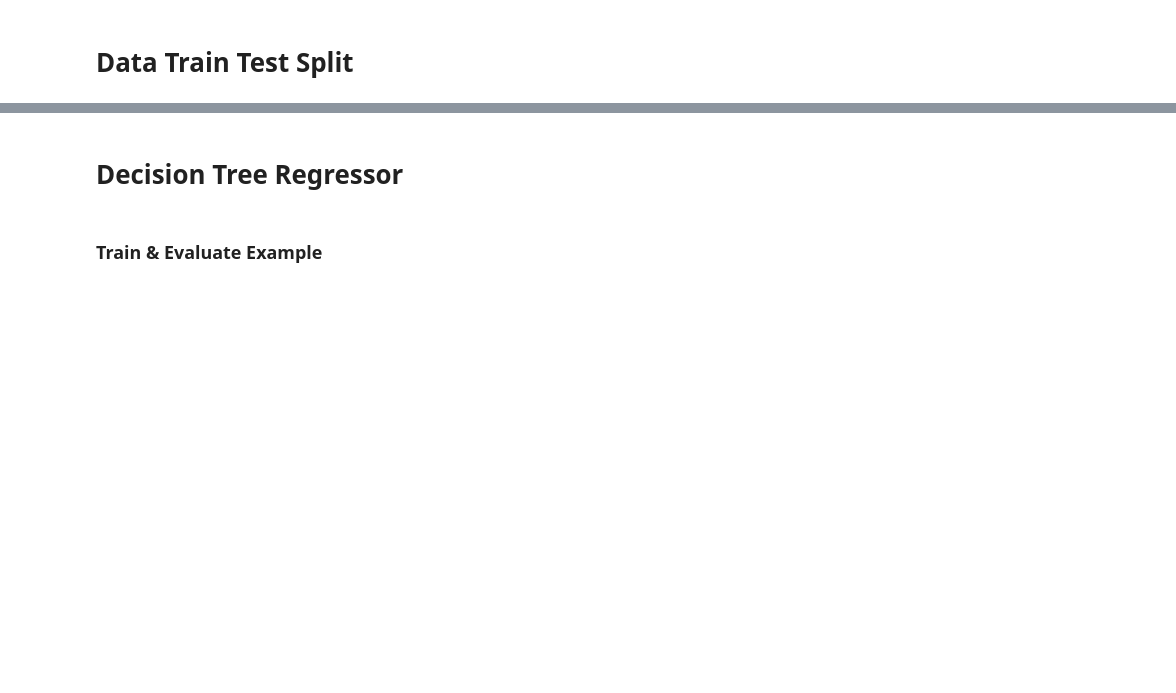
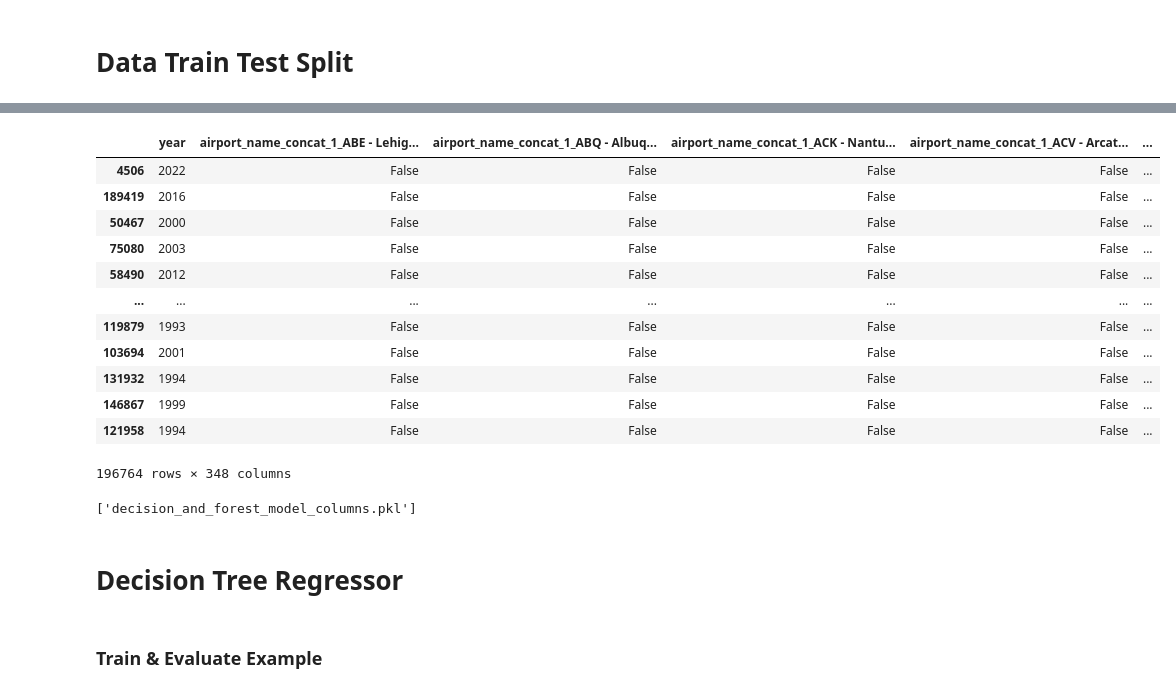
Before and after one commit to tungtngyn/team031-project, a Jupyter notebook: dev/DecisionTree_RandomForest.ipynb, the cells around one changed output, grey strips where cells are left out. Drawn from its saved outputs; the diff is of its cells as text; code cells hidden in the pictures; blank space fills up the shorter version.

Commit message:
Updated DecisionTree RandomForest notebook

```diff
--- a/dev/DecisionTree_RandomForest.ipynb
+++ b/dev/DecisionTree_RandomForest.ipynb
@@ -136,4 +137,26 @@ print(y_test.shape)
 (49191,)
+# %%
+X_train
+# %% [output]
+|  | year | airport_name_concat_1_ABE - Lehig... | airport_name_concat_1_ABQ - Albuq... | airport_name_concat_1_ACK - Nantu... | airport_name_concat_1_ACV - Arcat... | ... |
+| 4506 | 2022 | False | False | False | False | ... |
+| 189419 | 2016 | False | False | False | False | ... |
+| 50467 | 2000 | False | False | False | False | ... |
+| 75080 | 2003 | False | False | False | False | ... |
+| 58490 | 2012 | False | False | False | False | ... |
+| ... | ... | ... | ... | ... | ... | ... |
+| 119879 | 1993 | False | False | False | False | ... |
+| 103694 | 2001 | False | False | False | False | ... |
+| 131932 | 1994 | False | False | False | False | ... |
+| 146867 | 1999 | False | False | False | False | ... |
+| 121958 | 1994 | False | False | False | False | ... |
+196764 rows × 348 columns
+# %%
+# Save the columns used in the model
+model_columns = X_train.columns
+joblib.dump(model_columns, 'decision_and_forest_model_columns.pkl')  # Save to file
+# %% [output]
+['decision_and_forest_model_columns.pkl']
 # %% [markdown]
 # Decision Tree Regressor
 # %% [markdown]
```
Also changed, not shown: parts of 21 cells of this notebook.
